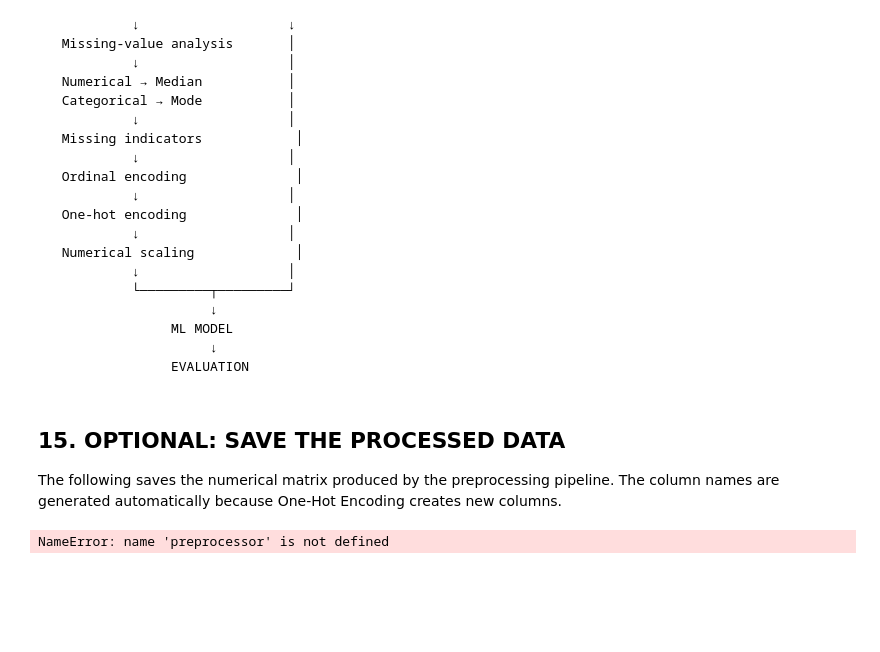
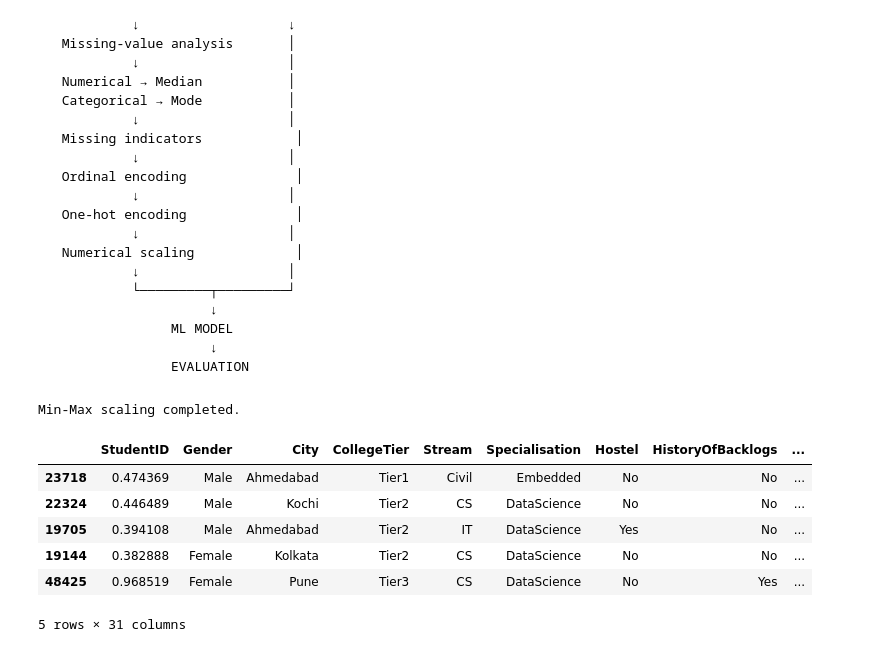
Before and after one commit to poojithamusunuri/Machine-Learning, a Jupyter notebook: notebooks/Final_preprocessing_complete_steps.ipynb, the cells around one changed output. Saved outputs shown, nothing was run; the diff lists cells and outputs as text; code cells hidden in the pictures; blank space fills up the shorter version.

Commit message:
Updated Final preprocessing notebook

````diff
--- a/notebooks/Final_preprocessing_complete_steps.ipynb
+++ b/notebooks/Final_preprocessing_complete_steps.ipynb
@@ -893,36 +1021,37 @@ display(scaling_check.round(3))
                     ↓
                EVALUATION
 ```
-# %% [markdown]
-## 15. OPTIONAL: SAVE THE PROCESSED DATA
-
-The following saves the numerical matrix produced by the preprocessing pipeline. The column names are generated automatically because One-Hot Encoding creates new columns.
-# %%
-# Get feature names after preprocessing
-feature_names = preprocessor.get_feature_names_out()
-
-X_train_processed_df = pd.DataFrame(
-    X_train_processed,
-    columns=feature_names,
-    index=X_train.index
-)
-
-X_test_processed_df = pd.DataFrame(
-    X_test_processed,
-    columns=feature_names,
-    index=X_test.index
-)
-
-X_train_processed_df.to_csv('X_train_processed.csv', index=False)
-X_test_processed_df.to_csv('X_test_processed.csv', index=False)
-
-pd.Series(y_train_encoded, name='PlacementStatus').to_csv(
-    'y_train_encoded.csv', index=False
-)
-pd.Series(y_test_encoded, name='PlacementStatus').to_csv(
-    'y_test_encoded.csv', index=False
-)
-
-print('Processed training and testing files saved successfully!')
-# %% [output]
-NameError: name 'preprocessor' is not defined
+# %%
+# ============================================================
+# MIN-MAX SCALING
+# ============================================================
+
+from sklearn.preprocessing import MinMaxScaler
+
+minmax_scaler = MinMaxScaler()
+
+X_train_minmax = X_train.copy()
+X_test_minmax = X_test.copy()
+
+minmax_cols = numeric_cols
+
+X_train_minmax[minmax_cols] = minmax_scaler.fit_transform(
+    X_train_minmax[minmax_cols]
+)
+
+X_test_minmax[minmax_cols] = minmax_scaler.transform(
+    X_test_minmax[minmax_cols]
+)
+
+print("Min-Max scaling completed.")
+
+display(X_train_minmax.head())
+# %% [output]
+Min-Max scaling completed.
+|  | StudentID | Gender | City | CollegeTier | Stream | Specialisation | Hostel | HistoryOfBacklogs | ... |
+| 23718 | 0.474369 | Male | Ahmedabad | Tier1 | Civil | Embedded | No | No | ... |
+| 22324 | 0.446489 | Male | Kochi | Tier2 | CS | DataScience | No | No | ... |
+| 19705 | 0.394108 | Male | Ahmedabad | Tier2 | IT | DataScience | Yes | No | ... |
+| 19144 | 0.382888 | Female | Kolkata | Tier2 | CS | DataScience | No | No | ... |
+| 48425 | 0.968519 | Female | Pune | Tier3 | CS | DataScience | No | Yes | ... |
+5 rows × 31 columns
````
Also changed, not shown: parts of 17 cells of this notebook, 4 other files.
